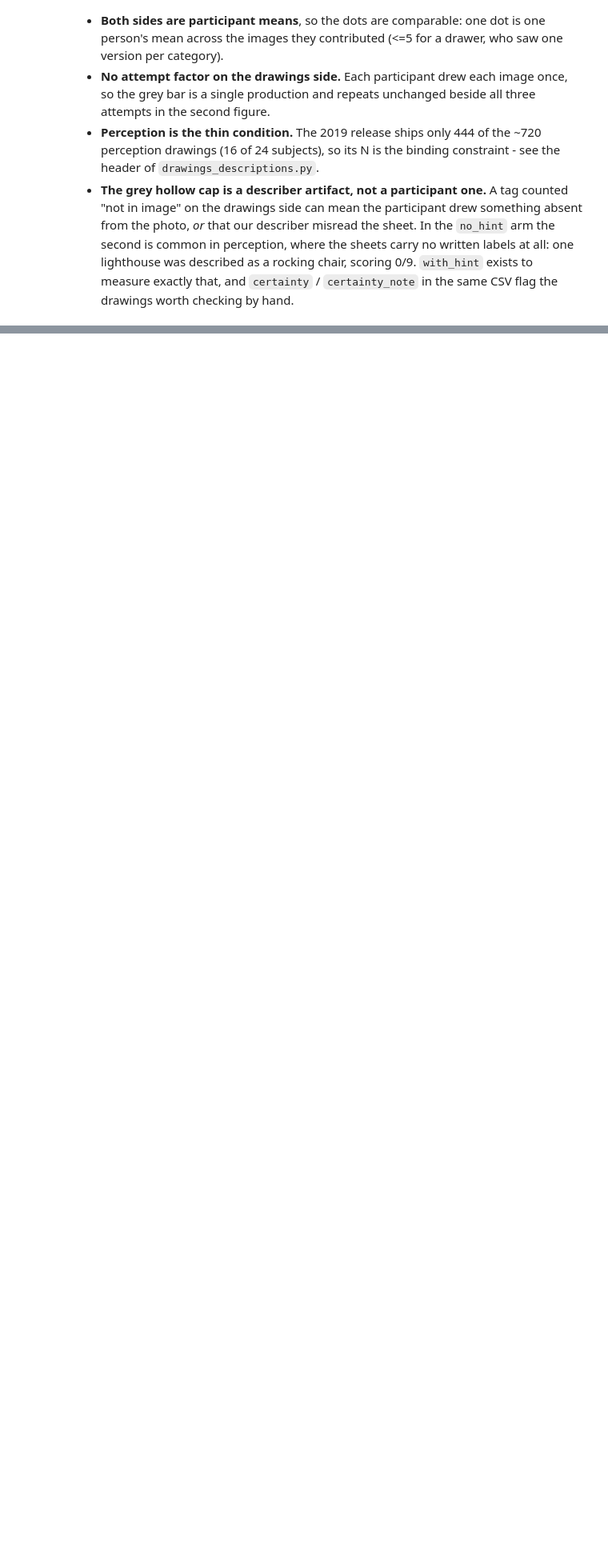
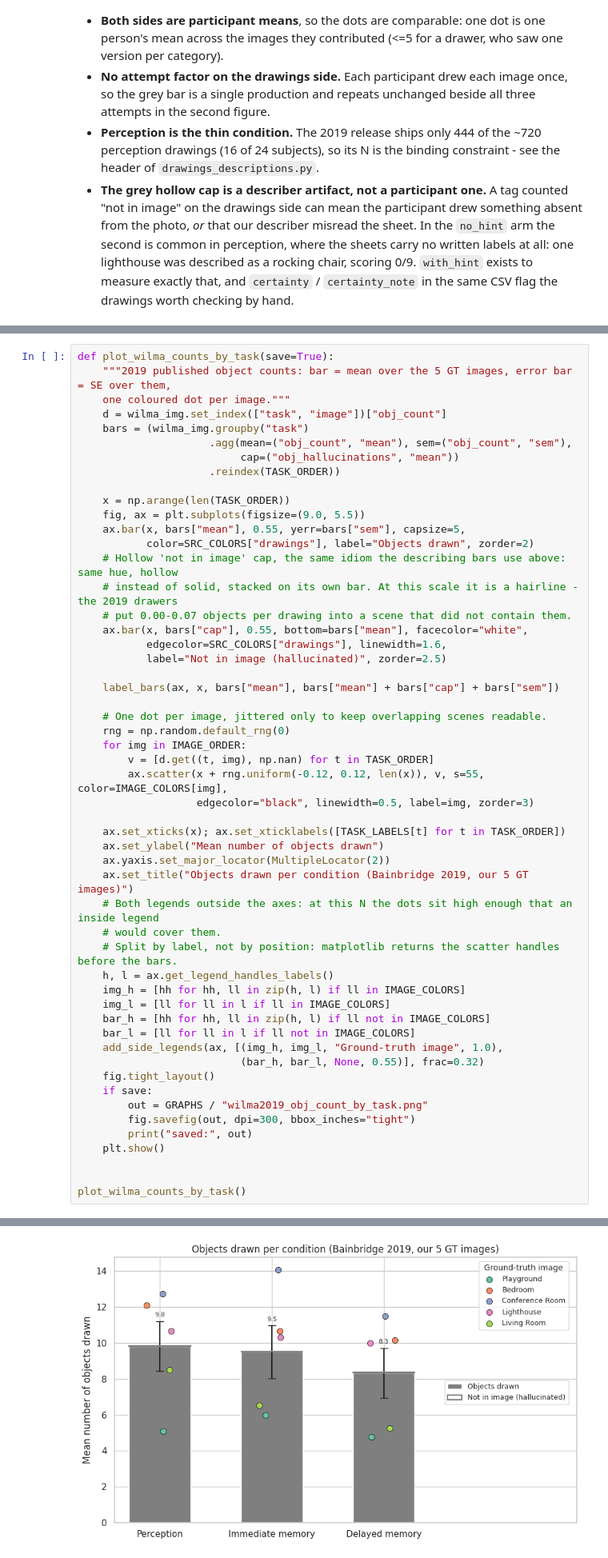
Before and after one commit to AnatKordon/Imagination_in_translation, a Jupyter notebook: analysis/notebooks/describing_vs_drawings_comparison.ipynb, the cells around one changed output, grey strips where cells are left out. Shown at 80% size. Cells and saved outputs as stored; diff of their text form; blank space fills up the shorter version.

```diff
--- a/analysis/notebooks/describing_vs_drawings_comparison.ipynb
+++ b/analysis/notebooks/describing_vs_drawings_comparison.ipynb
@@ -835,0 +953,54 @@ saved: /mnt/hdd/anatkorol/Imagination_in_translation/analysis/outputs/Full_exper
+# %%
+def plot_wilma_counts_by_task(save=True):
+    """2019 published object counts: bar = mean over the 5 GT images, error bar = SE over them,
+    one coloured dot per image."""
+    d = wilma_img.set_index(["task", "image"])["obj_count"]
+    bars = (wilma_img.groupby("task")
+                     .agg(mean=("obj_count", "mean"), sem=("obj_count", "sem"),
+                          cap=("obj_hallucinations", "mean"))
+                     .reindex(TASK_ORDER))
+
+    x = np.arange(len(TASK_ORDER))
+    fig, ax = plt.subplots(figsize=(9.0, 5.5))
+    ax.bar(x, bars["mean"], 0.55, yerr=bars["sem"], capsize=5,
+           color=SRC_COLORS["drawings"], label="Objects drawn", zorder=2)
+    # Hollow 'not in image' cap, the same idiom the describing bars use above: same hue, hollow
+    # instead of solid, stacked on its own bar. At this scale it is a hairline - the 2019 drawers
+    # put 0.00-0.07 objects per drawing into a scene that did not contain them.
+    ax.bar(x, bars["cap"], 0.55, bottom=bars["mean"], facecolor="white",
+           edgecolor=SRC_COLORS["drawings"], linewidth=1.6,
+           label="Not in image (hallucinated)", zorder=2.5)
+
+    label_bars(ax, x, bars["mean"], bars["mean"] + bars["cap"] + bars["sem"])
+
+    # One dot per image, jittered only to keep overlapping scenes readable.
+    rng = np.random.default_rng(0)
+    for img in IMAGE_ORDER:
+        v = [d.get((t, img), np.nan) for t in TASK_ORDER]
+        ax.scatter(x + rng.uniform(-0.12, 0.12, len(x)), v, s=55, color=IMAGE_COLORS[img],
+                   edgecolor="black", linewidth=0.5, label=img, zorder=3)
+
+    ax.set_xticks(x); ax.set_xticklabels([TASK_LABELS[t] for t in TASK_ORDER])
+    ax.set_ylabel("Mean number of objects drawn")
+    ax.yaxis.set_major_locator(MultipleLocator(2))
+    ax.set_title("Objects drawn per condition (Bainbridge 2019, our 5 GT images)")
+    # Both legends outside the axes: at this N the dots sit high enough that an inside legend
+    # would cover them.
+    # Split by label, not by position: matplotlib returns the scatter handles before the bars.
+    h, l = ax.get_legend_handles_labels()
+    img_h = [hh for hh, ll in zip(h, l) if ll in IMAGE_COLORS]
+    img_l = [ll for ll in l if ll in IMAGE_COLORS]
+    bar_h = [hh for hh, ll in zip(h, l) if ll not in IMAGE_COLORS]
+    bar_l = [ll for ll in l if ll not in IMAGE_COLORS]
+    add_side_legends(ax, [(img_h, img_l, "Ground-truth image", 1.0),
+                          (bar_h, bar_l, None, 0.55)], frac=0.32)
+    fig.tight_layout()
+    if save:
+        out = GRAPHS / "wilma2019_obj_count_by_task.png"
+        fig.savefig(out, dpi=300, bbox_inches="tight")
+        print("saved:", out)
+    plt.show()
+
+
+plot_wilma_counts_by_task()
+# %% [output]
@@ -835,0 +1008 @@ saved: /mnt/hdd/anatkorol/Imagination_in_translation/analysis/outputs/Full_exper
+[figure, added]
```
Also changed, not shown: parts of 8 cells of this notebook, 5 other files.
